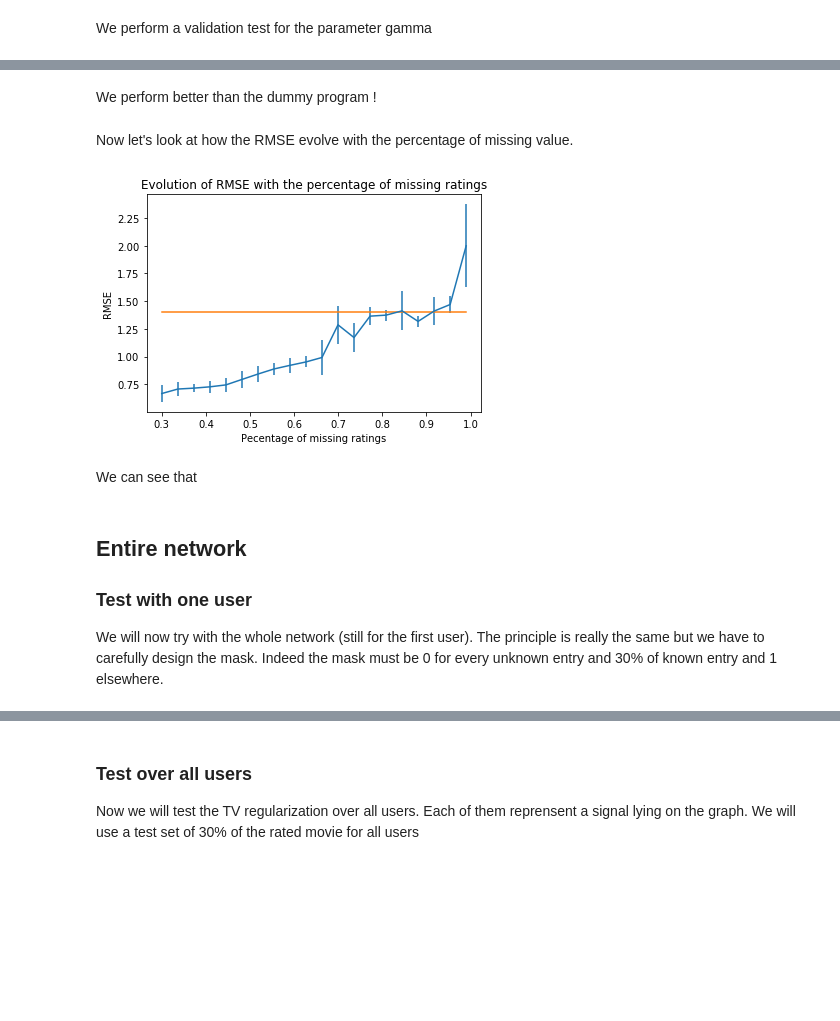
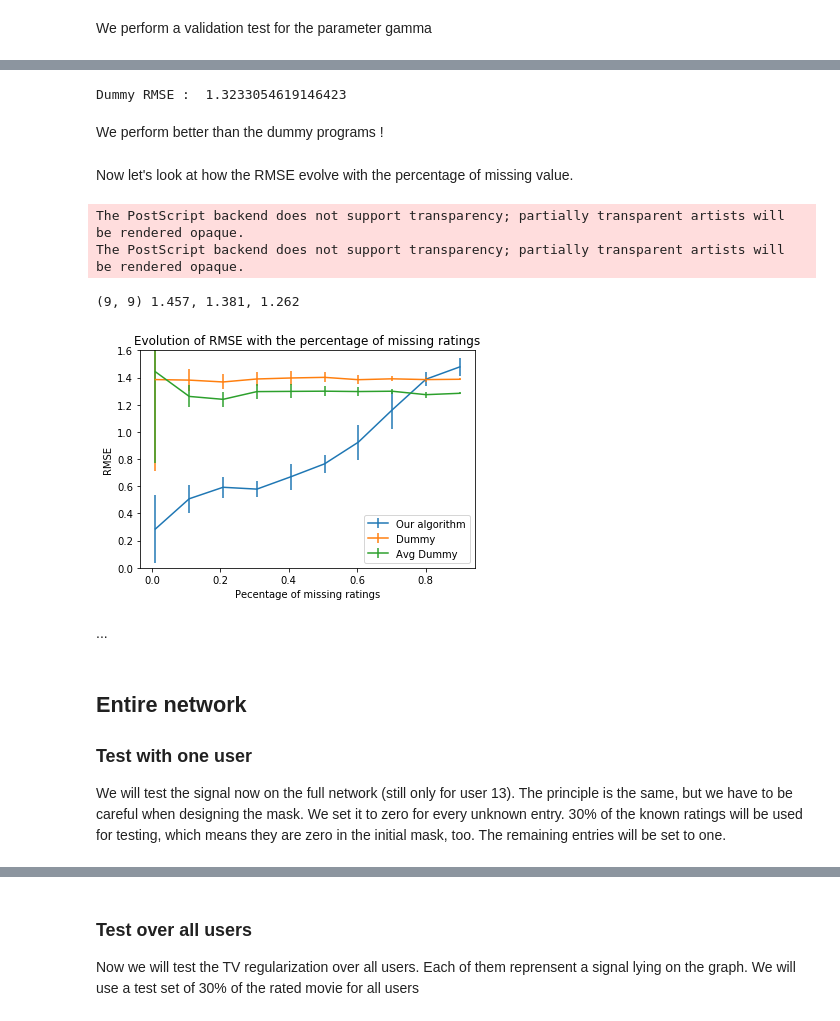
Before and after one commit to Lambo97/MovieRecommendation, a Jupyter notebook: src/tv_regularization.ipynb, the cells around one changed output, grey strips where cells are left out. Saved outputs shown, nothing was run; the diff lists cells and outputs as text; code cells hidden in the pictures; blank space fills up the shorter version.

```diff
--- a/src/tv_regularization.ipynb
+++ b/src/tv_regularization.ipynb
@@ -89,11 +103,14 @@ def tv_reg(G, noisy, mask, gamma = 3):
     return prob1['sol']
 # %%
 # Create the mask
-rs = np.random.RandomState()
+rs = np.random.RandomState(41)
 mask = rs.rand(G.N)
-mask = (mask > 0.7).astype(float)
+mask = (mask < 0.7).astype(float)
+inverse_mask = mask * -1 + 1
 noisy = signal * mask
-inverse_mask = mask * -1 + 1
+
+# Add the mean of ratings for each movie
+noisy = noisy + mean_signal * inverse_mask
 
 test_true = signal * inverse_mask
 test_true = test_true[test_true != 0]
@@ -158,43 +219,82 @@ Dummy RMSE :  1.4038517779154733
+# %%
+test_true = signal * inverse_mask
+test_true = test_true[test_true != 0]
+
+# Return the mean of the ratings of each movie
+test_reconstructed = inverse_mask * mean_signal
+test_reconstructed = test_reconstructed[test_reconstructed != 0]
+
+# we compute the mean squared error only between the ratings we didn't know
+dummy_error = np.sqrt(mean_squared_error(test_true, test_reconstructed))
+print("Dummy RMSE : ", dummy_error)
+# %% [output]
+Dummy RMSE :  1.3233054619146423
 # %% [markdown]
-We perform better than the dummy program !
+We perform better than the dummy programs !
 # %% [markdown]
 Now let's look at how the RMSE evolve with the percentage of missing value.
 # %%
-missing = np.linspace(0.3, 0.99, 20)
-errors = np.ndarray(shape=(10, len(missing)))
-for i in range(10):
+missing = np.linspace(0.01, 0.9, 10)
+n_random = 10
+errors = np.zeros(shape=(n_random, len(missing)))
+errors_dummy = np.zeros(shape=(n_random, len(missing)))
+errors_avg = np.zeros(shape=(n_random, len(missing)))
+for i in range(n_random):
     rs = np.random.RandomState()
     for j, missing_percentage in enumerate(missing):
         # Create the mask
         mask = rs.rand(G.N)
         mask = (mask > missing_percentage).astype(float)
+        inverse_mask = mask * -1 + 1
         noisy = signal * mask
+        noisy = noisy + mean_signal * inverse_mask
         # Compute errors
-        inverse_mask = mask * -1 + 1
 
         test_true = signal * inverse_mask
         test_true = test_true[test_true != 0]
 
-        reconstructed = np.clip(tv_reg(G, noisy, mask, gamma=13), 1, 5)
+        reconstructed = np.clip(tv_reg(G, noisy, mask, gamma=best_gamma), 1, 5)
         test_reconstructed = reconstructed * inverse_mask
         test_reconstructed = test_reconstructed[test_reconstructed != 0]
-        errors[i,j] = np.sqrt(mean_squared_error(test_true, test_reconstructed))
+        if np.count_nonzero(test_true) > 0:
+            errors[i,j] = np.sqrt(mean_squared_error(test_true, test_reconstructed))
+
+        test_dummy = np.ones(len(signal)) * inverse_mask * np.mean(signal)
+        test_dummy = test_dummy[test_dummy != 0]
+        if np.count_nonzero(test_true) > 0:
+            errors_dummy[i,j] = np.sqrt(mean_squared_error(test_true, test_dummy))
+
+        avg_dummy = inverse_mask * mean_signal
+        avg_dummy = avg_dummy[avg_dummy != 0]
+        if np.count_nonzero(test_true) > 0:
+            errors_avg[i,j] = np.sqrt(mean_squared_error(test_true, avg_dummy))
+
+        clear_output(wait=True)
+        print(f'{i,j} {(errors[i,j]):.3f}, {(errors_dummy[i,j]):.3f}, {(errors_avg[i,j]):.3f}')
+
 
 plt.figure()
 plt.errorbar(missing, np.mean(errors, axis=0), yerr=np.std(errors, axis=0), label="Our algorithm")
-plt.plot(missing, np.ones(len(missing))*dummy_error)
+plt.errorbar(missing, np.mean(errors_dummy, axis=0), yerr=np.std(errors_dummy, axis=0), label="Dummy")
+plt.errorbar(missing, np.mean(errors_avg, axis=0), yerr=np.std(errors_dummy, axis=0), label="Avg Dummy")
+plt.ylim([0,1.6])
+#plt.plot(missing, np.ones(len(missing))*dummy_error, label= "Pseudo dummy error")
+plt.legend()
 plt.title("Evolution of RMSE with the percentage of missing ratings")
 plt.xlabel("Pecentage of missing ratings")
 plt.ylabel("RMSE")
 plt.savefig(RESULT_PATH+'evolution_rmse_missing.eps')
 plt.show()
 # %% [output]
+The PostScript backend does not support transparency; partially transparent artists will be rendered opaque.
+The PostScript backend does not support transparency; partially transparent artists will be rendered opaque.
+(9, 9) 1.457, 1.381, 1.262
-[figure, old version]
+[figure, new version]
-# %% [markdown]
-We can see that
+# %% [markdown]
+...
 # %% [markdown]
 ## Entire network
 
 ### Test with one user
 
-We will now try with the whole network (still for the first user). The principle is really the same but we have to carefully design the mask. Indeed the mask must be 0 for every unknown entry and 30% of known entry and 1 elsewhere.
+We will test the signal now on the full network (still only for user 13). The principle is the same, but we have to be careful when designing the mask. We set it to zero for every unknown entry. 30% of the known ratings will be used for testing, which means they are zero in the initial mask, too. The remaining entries will be set to one.
```
Also changed, not shown: parts of 44 cells of this notebook, 1 other file.
